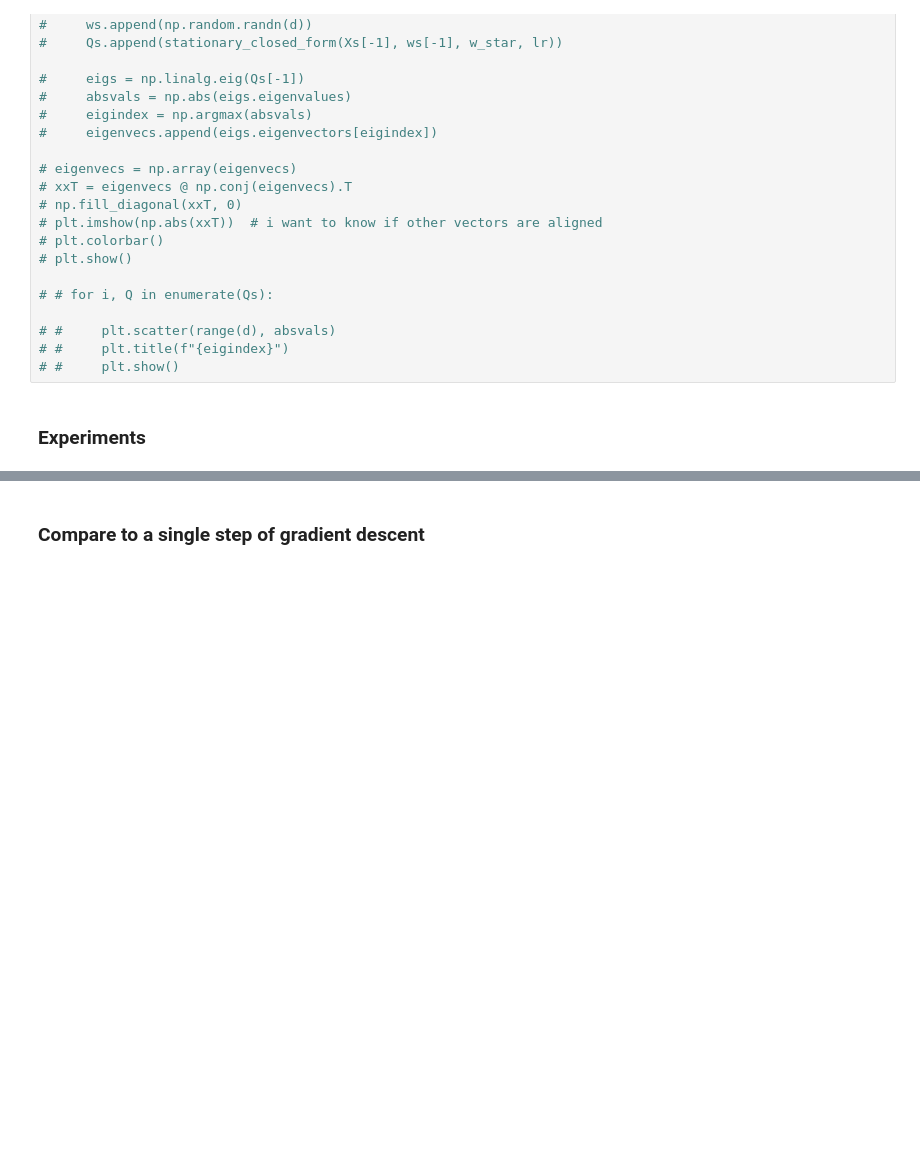
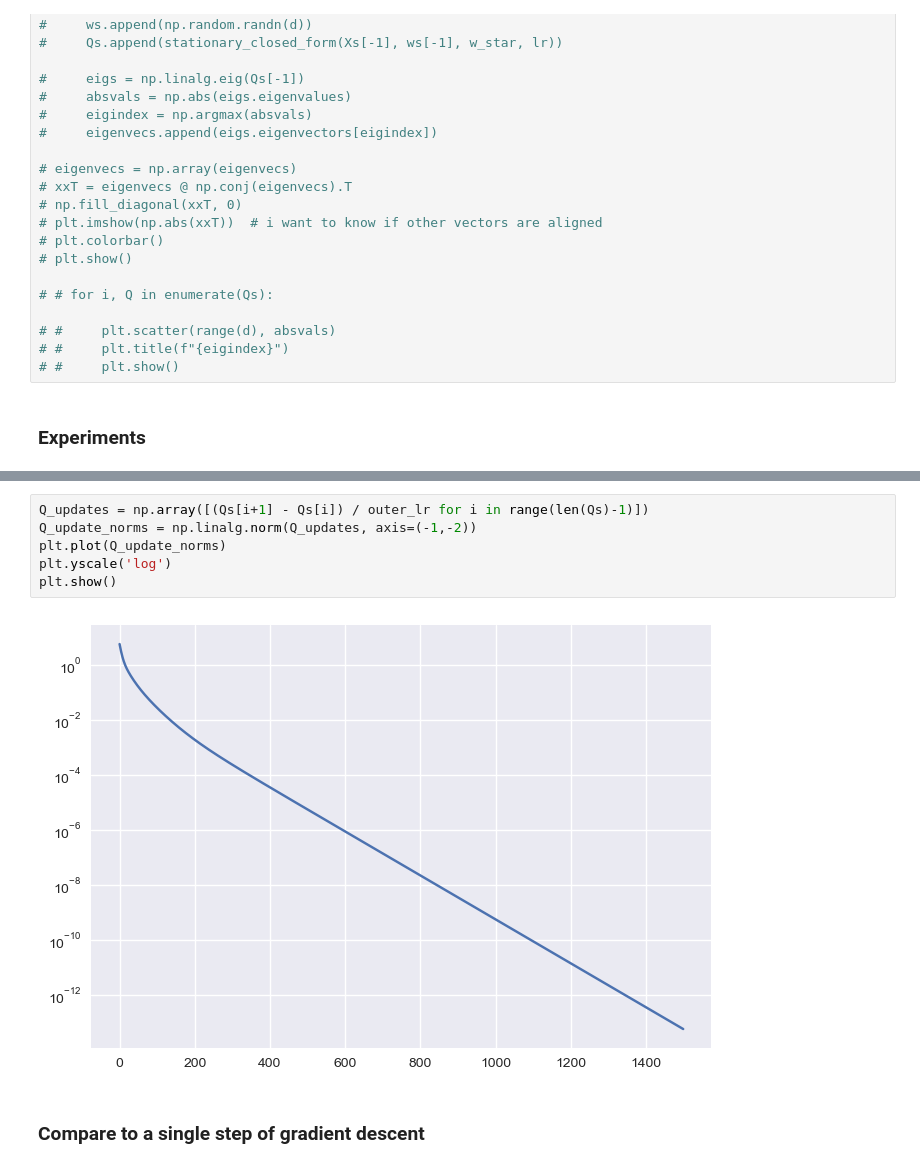
Before and after one commit to alexsemendinger/mirror-descent, a Jupyter notebook: md_single_step.ipynb, the cells around one changed output, grey strips where cells are left out. Cells and saved outputs as stored; diff of their text form; blank space fills up the shorter version.

```diff
--- a/md_single_step.ipynb
+++ b/md_single_step.ipynb
@@ -444,3 +442,11 @@ plot_matrix_evolution(Qs[r], extra_matrix=Qstar, extra_matrix_title="$Q_\\star$"
+# %%
+Q_updates = np.array([(Qs[i+1] - Qs[i]) / outer_lr for i in range(len(Qs)-1)])
+Q_update_norms = np.linalg.norm(Q_updates, axis=(-1,-2))
+plt.plot(Q_update_norms)
+plt.yscale('log')
+plt.show()
+# %% [output]
+[figure, added]
 # %% [markdown]
 ### Compare to a single step of gradient descent
 # %%
```
Also changed, not shown: parts of 19 cells of this notebook.
